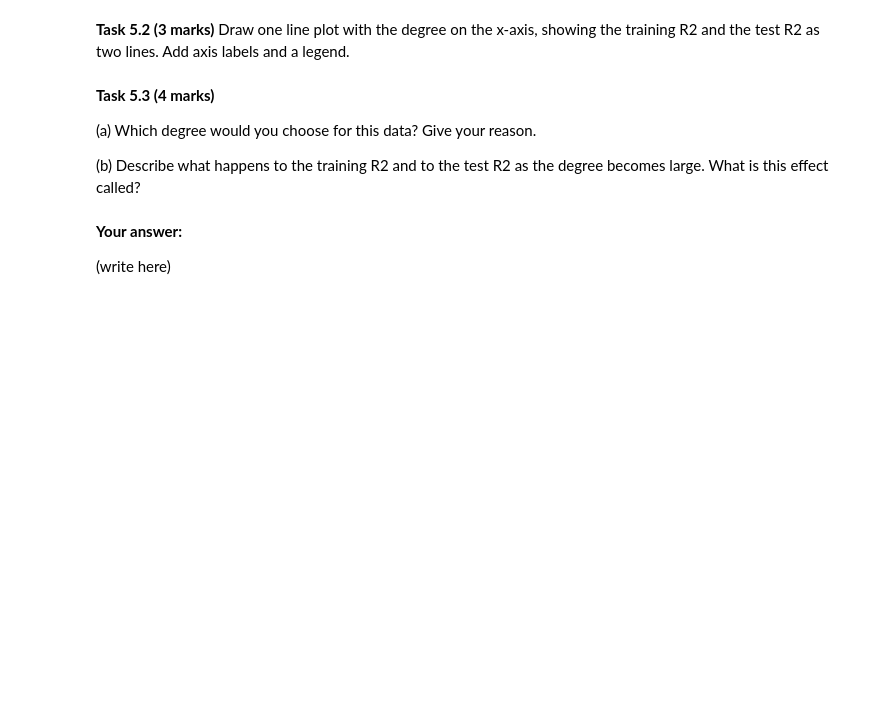
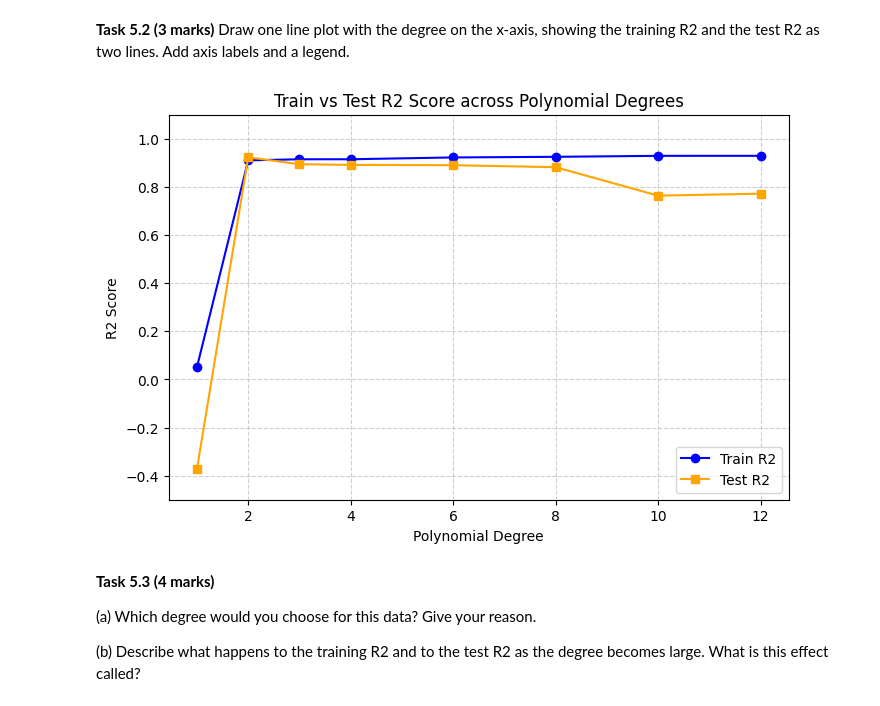
Before and after one commit to missD0307/week_5lab, a Jupyter notebook: Lab_Regression_Feature_Scaling.ipynb, the cells around one changed output. Cells and saved outputs as stored; diff of their text form; code cells hidden in the pictures; blank space fills up the shorter version.

```diff
--- a/Lab_Regression_Feature_Scaling.ipynb
+++ b/Lab_Regression_Feature_Scaling.ipynb
@@ -1005,0 +1096,24 @@ test_scores = []
+# %%
+degrees = [1, 2, 3, 4, 6, 8, 10, 12]
+train_scores = []
+test_scores = []
+
+for d in degrees:
+    poly = PolynomialFeatures(degree=d, include_bias=False)
+    Xp_train = poly.fit_transform(Xc_train)
+    Xp_test = poly.transform(Xc_test)
+
+    sc = StandardScaler()
+    Xs_train = sc.fit_transform(Xp_train)
+    Xs_test = sc.transform(Xp_test)
+
+    m = LinearRegression()
+    m.fit(Xs_train, yc_train)
+
+    train_r2 = m.score(Xs_train, yc_train)
+    test_r2 = m.score(Xs_test, yc_test)
+
+    train_scores.append(train_r2)
+    test_scores.append(test_r2)
+
+    print("degree", d, "  train R2:", round(train_r2, 3), "  test R2:", round(test_r2, 3))
@@ -1010,10 +1131,19 @@ test_scores = []
+# %%
+plt.figure(figsize=(8, 5))
+plt.plot(degrees, train_scores, marker='o', label="Train R2", color="blue")
+plt.plot(degrees, test_scores, marker='s', label="Test R2", color="orange")
+plt.xlabel("Polynomial Degree")
+plt.ylabel("R2 Score")
+plt.title("Train vs Test R2 Score across Polynomial Degrees")
+plt.ylim(-0.5, 1.1)
+plt.grid(True, linestyle="--", alpha=0.6)
+plt.legend()
+plt.show()
+# %% [output]
+[figure, added]
 # %% [markdown]
 **Task 5.3 (4 marks)**
 
 (a) Which degree would you choose for this data? Give your reason.
 
 (b) Describe what happens to the training R2 and to the test R2 as the degree becomes large. What is this effect called?
-# %% [markdown]
-**Your answer:**
-
-(write here)
```
Also changed, not shown: parts of 24 cells of this notebook.
